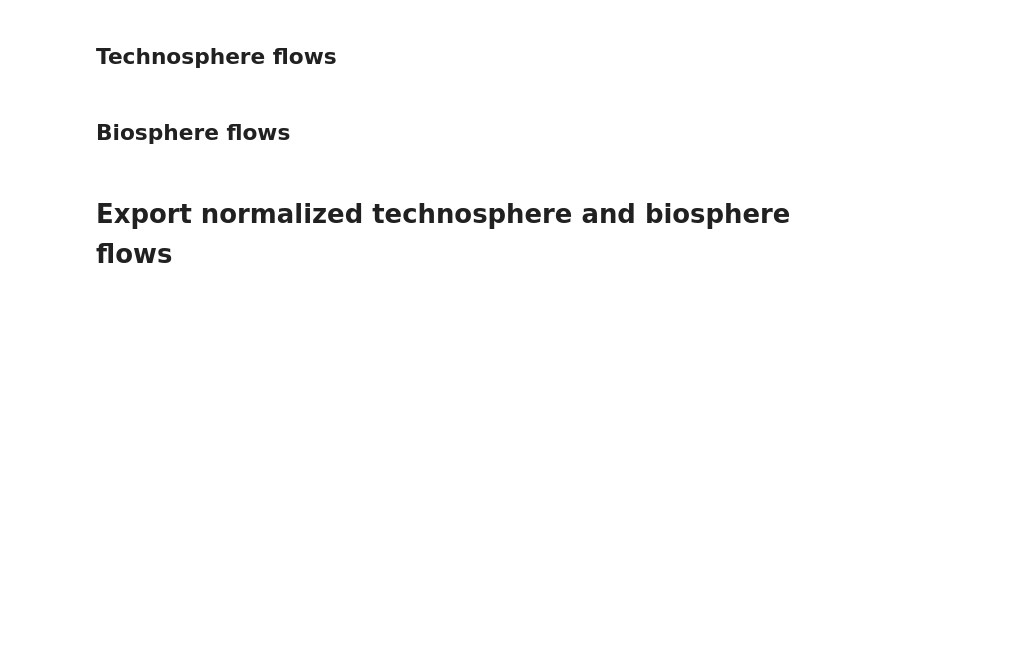
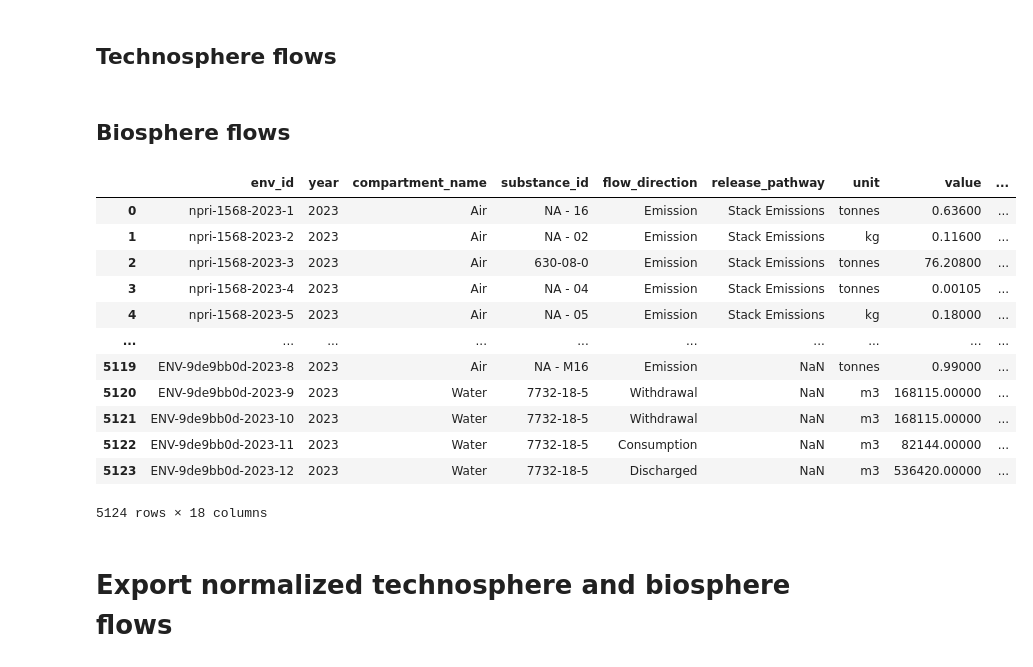
Before and after one commit to marpellan/metallican_lci, a Jupyter notebook: 2. MetalliCan_cleaning.ipynb, the cells around one changed output. Cells and saved outputs as stored; diff of their text form; code cells hidden in the pictures; blank space fills up the shorter version.

```diff
--- a/2. MetalliCan_cleaning.ipynb
+++ b/2. MetalliCan_cleaning.ipynb
@@ -31,0 +105,40 @@ production_table = production_table[~production_table['source_id'].str.startswit
+# %%
+conversion_factors = {
+    ('kg', 'tonnes'): 1/1000,
+    ('kg', 't'): 1/1000,
+    ('tonnes', 'kg'): 1000,
+    ('t', 'kg'): 1000,
+    ('tonnes', 't'): 1,
+    ('t', 'tonnes'): 1,
+    ('ML', 'm3'): 1000,
+    ('m3', 'ML'): 1/1000,
+    ('L', 'm3'): 1/1000,
+    ('m3', 'L'): 1000,
+    ('Mm3', 'm3'): 1000000,
+    ('km3', 'm3'): 1000,
+    ('ktCO2eq', 'tCO2eq'): 1000,
+    ('tCO2eq', 'ktCO2eq'): 1/1000
+}
+# %%
+def update_units_and_values(row):
+    substance_id = row['substance_id']
+    current_unit = row['unit']
+    value = row['value']
+
+    if substance_id in unit_mapping:
+        target_unit = unit_mapping[substance_id]
+
+        if current_unit != target_unit:
+            conversion_key = (current_unit, target_unit)
+            if conversion_key in conversion_factors:
+                value = value * conversion_factors[conversion_key]
+            # Si la conversion n'est pas définie, la valeur reste inchangée
+
+        current_unit = target_unit  # Mettre à jour l'unité
+
+    return pd.Series({'unit': current_unit, 'value': value})
+
+
+env_table['value'] = pd.to_numeric(env_table['value'], errors='coerce')
+mask = env_table['substance_id'].isin(unit_mapping.keys())
+env_table.loc[mask, ['unit', 'value']] = env_table.loc[mask].apply(update_units_and_values, axis=1)
@@ -659,6 +788,22 @@ material_df_sd_norm = normalize_by_production(material_df_sd, normalization_prod
 ## Biosphere flows
 # %%
 biosphere_df_norm = normalize_by_production(env_table, normalization_production_df, value_col='value', prod_col='value_tonnes')
+# %%
+biosphere_df_norm
+# %% [output]
+|  | env_id | year | compartment_name | substance_id | flow_direction | release_pathway | unit | value | ... |
+| 0 | npri-1568-2023-1 | 2023 | Air | NA - 16 | Emission | Stack Emissions | tonnes | 0.63600 | ... |
+| 1 | npri-1568-2023-2 | 2023 | Air | NA - 02 | Emission | Stack Emissions | kg | 0.11600 | ... |
+| 2 | npri-1568-2023-3 | 2023 | Air | 630-08-0 | Emission | Stack Emissions | tonnes | 76.20800 | ... |
+| 3 | npri-1568-2023-4 | 2023 | Air | NA - 04 | Emission | Stack Emissions | tonnes | 0.00105 | ... |
+| 4 | npri-1568-2023-5 | 2023 | Air | NA - 05 | Emission | Stack Emissions | kg | 0.18000 | ... |
+| ... | ... | ... | ... | ... | ... | ... | ... | ... | ... |
+| 5119 | ENV-9de9bb0d-2023-8 | 2023 | Air | NA - M16 | Emission | NaN | tonnes | 0.99000 | ... |
+| 5120 | ENV-9de9bb0d-2023-9 | 2023 | Water | 7732-18-5 | Withdrawal | NaN | m3 | 168115.00000 | ... |
+| 5121 | ENV-9de9bb0d-2023-10 | 2023 | Water | 7732-18-5 | Withdrawal | NaN | m3 | 168115.00000 | ... |
+| 5122 | ENV-9de9bb0d-2023-11 | 2023 | Water | 7732-18-5 | Consumption | NaN | m3 | 82144.00000 | ... |
+| 5123 | ENV-9de9bb0d-2023-12 | 2023 | Water | 7732-18-5 | Discharged | NaN | m3 | 536420.00000 | ... |
+5124 rows × 18 columns
 # %%
 biosphere_df_norm['unit_normalized'] = biosphere_df_norm['unit'] + '/t'
 # %% [markdown]
```
Also changed, not shown: parts of 11 cells of this notebook, 26 other files.
